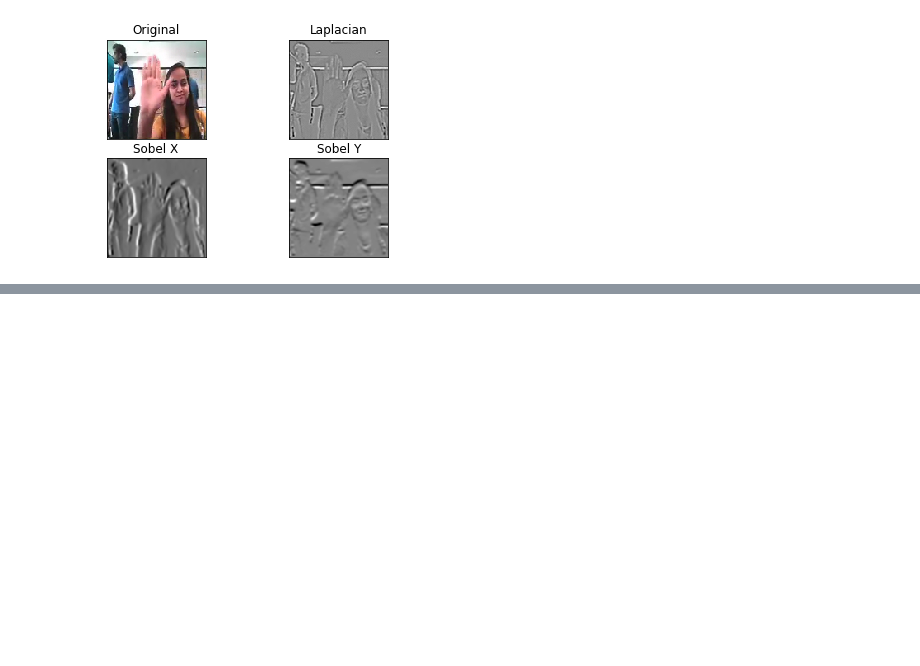
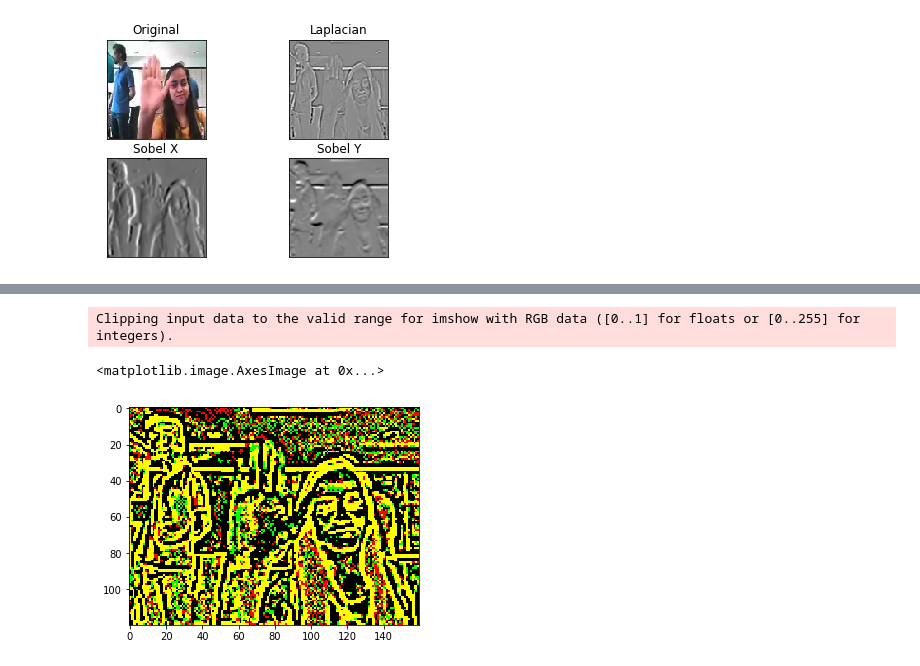
Before and after one commit to santhoshpkumar/hand-gesture-recognition-using-neural-networks, a Jupyter notebook: image_processing.ipynb, the cells around one changed output, grey strips where cells are left out. Drawn from its saved outputs; the diff is of its cells as text; code cells hidden in the pictures; blank space fills up the shorter version.

```diff
--- a/image_processing.ipynb
+++ b/image_processing.ipynb
@@ -374,0 +392,16 @@ plt.show()
+# %%
+# loading image
+img = cv2.imread('images/sample_160_120.png', cv2.IMREAD_COLOR)
+img = cv2.cvtColor(img, cv2.COLOR_BGR2RGB)
+resized = cv2.resize(img, (120,120), interpolation = cv2.INTER_AREA)
+
+# converting to gray scale
+gray = cv2.cvtColor(resized, cv2.COLOR_BGR2GRAY)
+
+# remove noise
+blur = cv2.GaussianBlur(gray,(3,3),0)
+
+# convolute with proper kernels
+laplacian = cv2.Laplacian(blur,cv2.CV_64F)
+sobelx = cv2.Sobel(blur,cv2.CV_64F,1,0,ksize=5)  # x
+sobely = cv2.Sobel(blur,cv2.CV_64F,0,1,ksize=5)  # y
@@ -374,0 +412,12 @@ plt.show()
+# %%
+edge = np.zeros((120, 160, 3))
+# %%
+edge[:,:,0] = cv2.Laplacian(cv2.GaussianBlur(img[:,:,0],(3,3),0),cv2.CV_64F)
+edge[:,:,1] = cv2.Laplacian(cv2.GaussianBlur(img[:,:,1],(3,3),0),cv2.CV_64F)
+edge[:,:,2] = cv2.Laplacian(cv2.GaussianBlur(img[:,:,2],(3,3),0),cv2.CV_64F)
+# %%
+plt.imshow(edge)
+# %% [output]
+Clipping input data to the valid range for imshow with RGB data ([0..1] for floats or [0..255] for integers).
+<matplotlib.image.AxesImage at 0x...>
+[figure, added]
```
Also changed, not shown: parts of 6 cells of this notebook, 5 other files.
